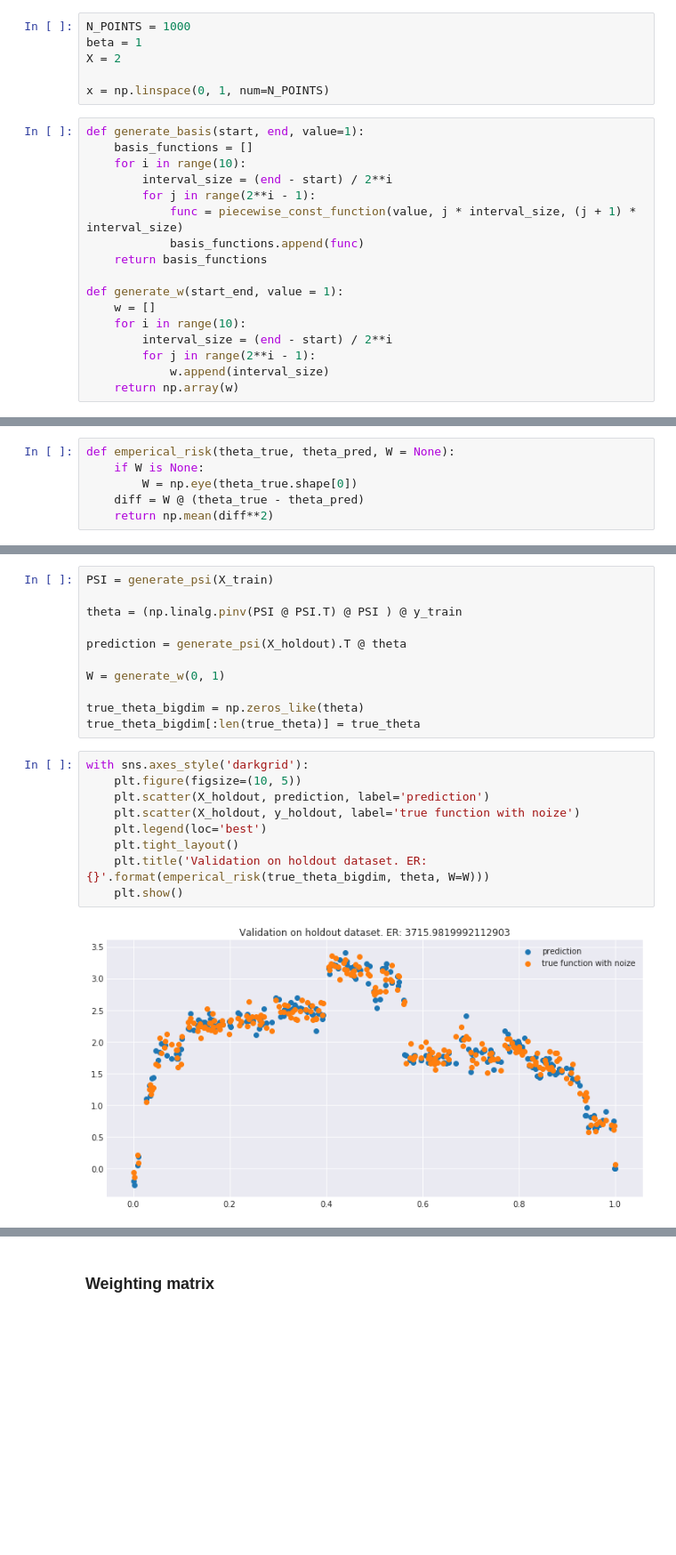
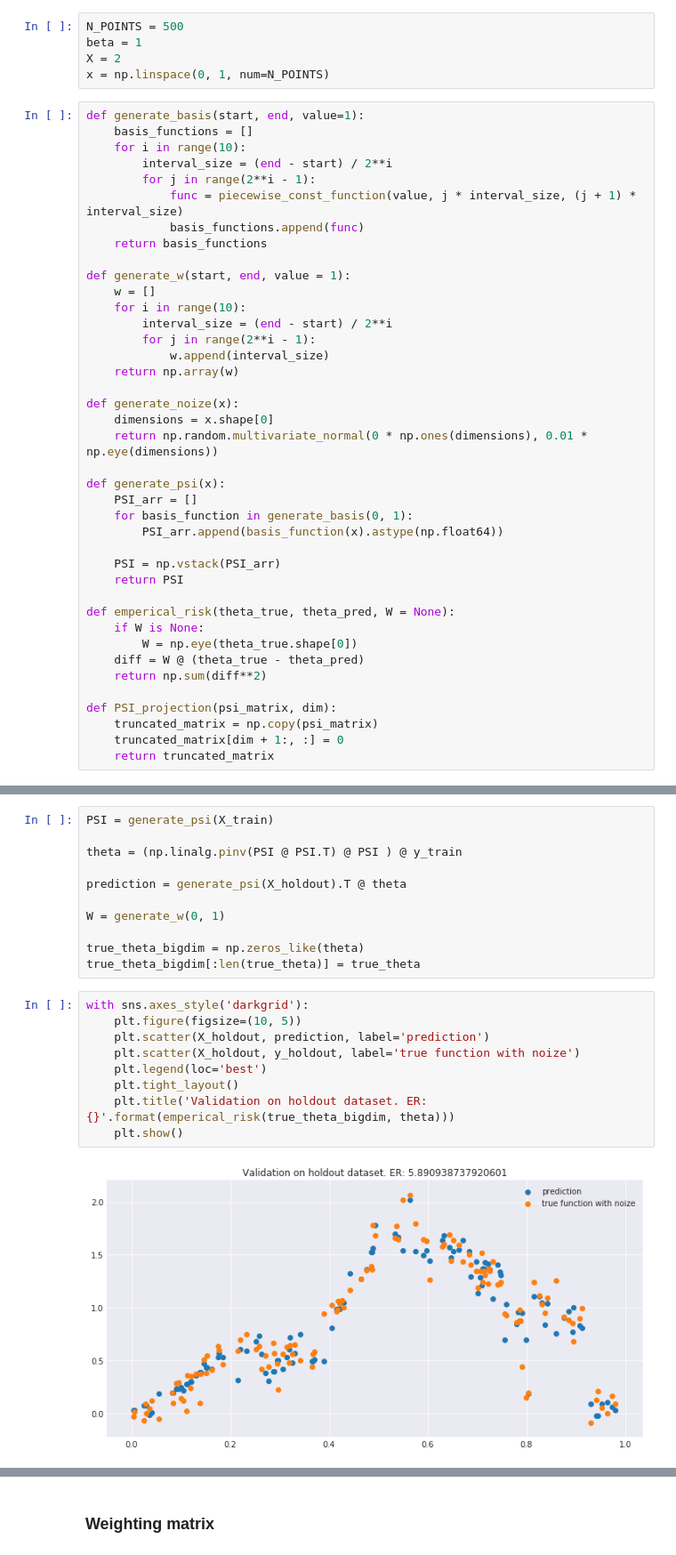
Before and after one commit to grapefroot/skoltech, a Jupyter notebook: Advanced Statistical Methods/asm project.ipynb, the cells around one changed output, grey strips where cells are left out. Shown at 89% size. Drawn from its saved outputs; the diff is of its cells as text; blank space fills up the shorter version.

```diff
--- a/Advanced Statistical Methods/asm project.ipynb
+++ b/Advanced Statistical Methods/asm project.ipynb
@@ -34,10 +47,9 @@ def true_function_1():
 # %%
 func1 = piecewise_const_function(1, 0, 0.5)
 # %%
-N_POINTS = 1000
+N_POINTS = 500
 beta = 1
 X = 2
-
 x = np.linspace(0, 1, num=N_POINTS)
 # %%
 def generate_basis(start, end, value=1):
@@ -49,10 +61,33 @@ def generate_basis(start, end, value=1):
             basis_functions.append(func)
     return basis_functions
 
-def generate_w(start_end, value = 1):
+def generate_w(start, end, value = 1):
     w = []
     for i in range(10):
         interval_size = (end - start) / 2**i
         for j in range(2**i - 1):
             w.append(interval_size)
     return np.array(w)
+
+def generate_noize(x):
+    dimensions = x.shape[0]
+    return np.random.multivariate_normal(0 * np.ones(dimensions), 0.01 * np.eye(dimensions))
+
+def generate_psi(x):
+    PSI_arr = []
+    for basis_function in generate_basis(0, 1):
+        PSI_arr.append(basis_function(x).astype(np.float64))
+
+    PSI = np.vstack(PSI_arr)
+    return PSI
+
+def emperical_risk(theta_true, theta_pred, W = None):
+    if W is None:
+        W = np.eye(theta_true.shape[0])
+    diff = W @ (theta_true - theta_pred)
+    return np.sum(diff**2)
+
+def PSI_projection(psi_matrix, dim):
+    truncated_matrix = np.copy(psi_matrix)
+    truncated_matrix[dim + 1:, :] = 0
+    return truncated_matrix
@@ -71,9 +94,3 @@ def generate_psi(x):
-# %%
-def emperical_risk(theta_true, theta_pred, W = None):
-    if W is None:
-        W = np.eye(theta_true.shape[0])
-    diff = W @ (theta_true - theta_pred)
-    return np.mean(diff**2)
 # %%
 true_function, true_theta = true_function_1()
 # %%
@@ -105,11 +122,11 @@ true_theta_bigdim[:len(true_theta)] = true_theta
 # %%
 with sns.axes_style('darkgrid'):
     plt.figure(figsize=(10, 5))
     plt.scatter(X_holdout, prediction, label='prediction')
     plt.scatter(X_holdout, y_holdout, label='true function with noize')
     plt.legend(loc='best')
     plt.tight_layout()
-    plt.title('Validation on holdout dataset. ER: {}'.format(emperical_risk(true_theta_bigdim, theta, W=W)))
+    plt.title('Validation on holdout dataset. ER: {}'.format(emperical_risk(true_theta_bigdim, theta)))
     plt.show()
 # %% [output]
-[figure, old version]
+[figure, new version]
```
Also changed, not shown: parts of 16 cells of this notebook.
